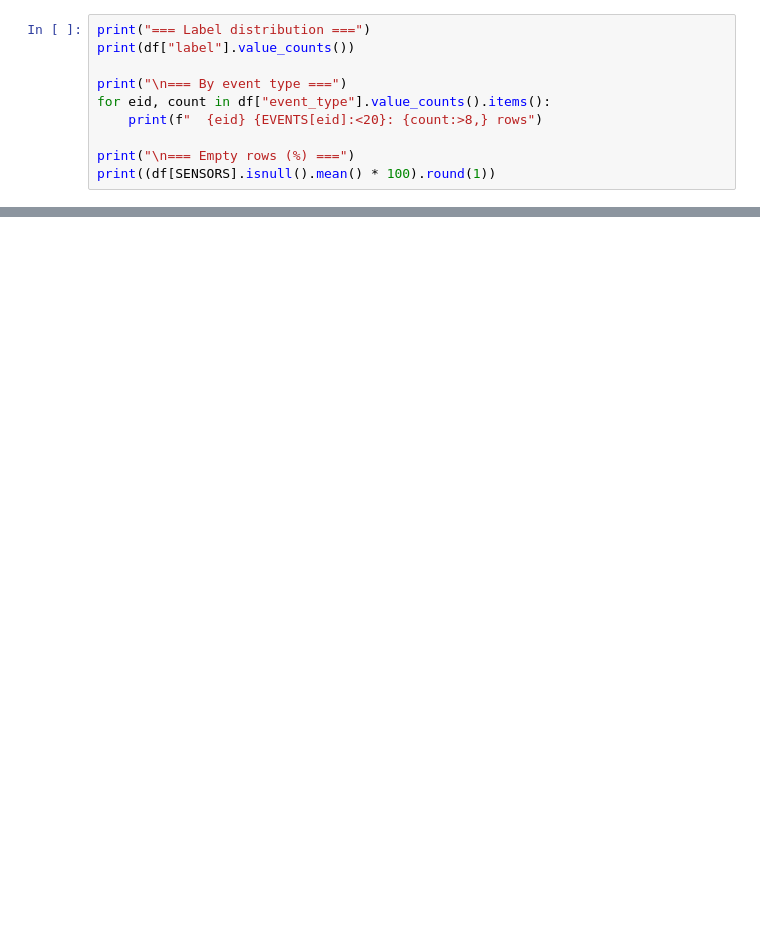
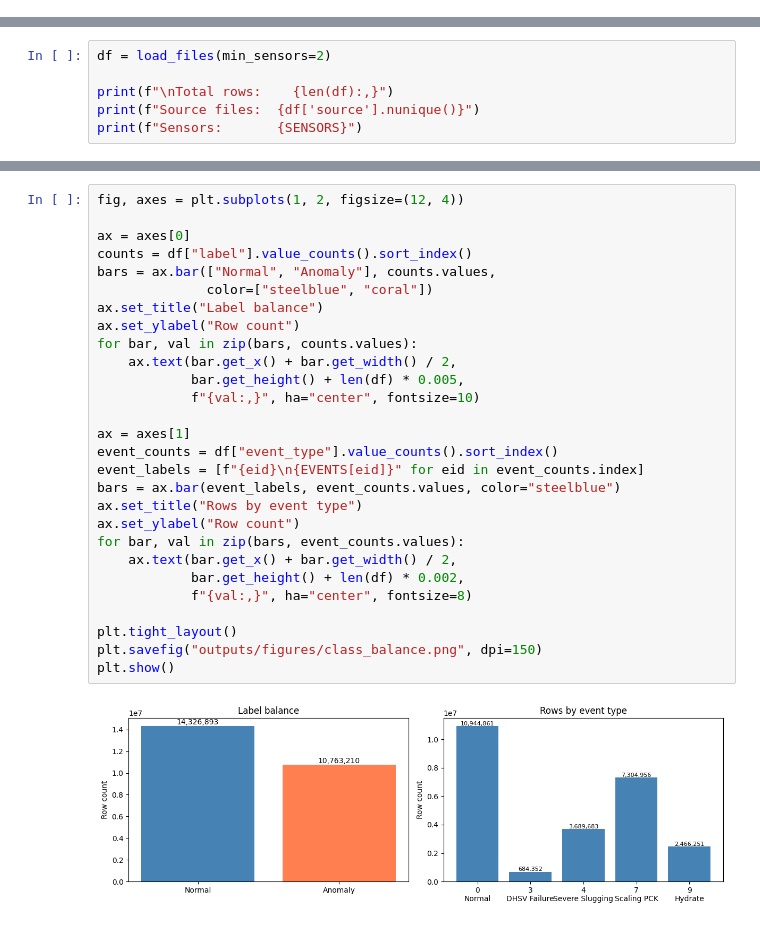
Before and after one commit to Spikw285/DatasetViewer, a Jupyter notebook: notebooks/01_eda.ipynb, the cells around one changed output, grey strips where cells are left out. Saved outputs shown, nothing was run; the diff lists cells and outputs as text; blank space fills up the shorter version.

```diff
--- a/notebooks/01_eda.ipynb
+++ b/notebooks/01_eda.ipynb
@@ -43,10 +0,0 @@ Base statistics
-# %%
-print("=== Label distribution ===")
-print(df["label"].value_counts())
-
-print("\n=== By event type ===")
-for eid, count in df["event_type"].value_counts().items():
-    print(f"  {eid} {EVENTS[eid]:<20}: {count:>8,} rows")
-
-print("\n=== Empty rows (%) ===")
-print((df[SENSORS].isnull().mean() * 100).round(1))
@@ -291,0 +39,6 @@ File size: 39.5 MB
+# %%
+df = load_files(min_sensors=2)
+
+print(f"\nTotal rows:    {len(df):,}")
+print(f"Source files:  {df['source'].nunique()}")
+print(f"Sensors:       {SENSORS}")
@@ -291,0 +59,30 @@ File size: 39.5 MB
+# %%
+fig, axes = plt.subplots(1, 2, figsize=(12, 4))
+
+ax = axes[0]
+counts = df["label"].value_counts().sort_index()
+bars = ax.bar(["Normal", "Anomaly"], counts.values,
+              color=["steelblue", "coral"])
+ax.set_title("Label balance")
+ax.set_ylabel("Row count")
+for bar, val in zip(bars, counts.values):
+    ax.text(bar.get_x() + bar.get_width() / 2,
+            bar.get_height() + len(df) * 0.005,
+            f"{val:,}", ha="center", fontsize=10)
+
+ax = axes[1]
+event_counts = df["event_type"].value_counts().sort_index()
+event_labels = [f"{eid}\n{EVENTS[eid]}" for eid in event_counts.index]
+bars = ax.bar(event_labels, event_counts.values, color="steelblue")
+ax.set_title("Rows by event type")
+ax.set_ylabel("Row count")
+for bar, val in zip(bars, event_counts.values):
+    ax.text(bar.get_x() + bar.get_width() / 2,
+            bar.get_height() + len(df) * 0.002,
+            f"{val:,}", ha="center", fontsize=8)
+
+plt.tight_layout()
+plt.savefig("outputs/figures/class_balance.png", dpi=150)
+plt.show()
+# %% [output]
+[figure, added]
```
Also changed, not shown: parts of 34 cells of this notebook, 7 other files.
